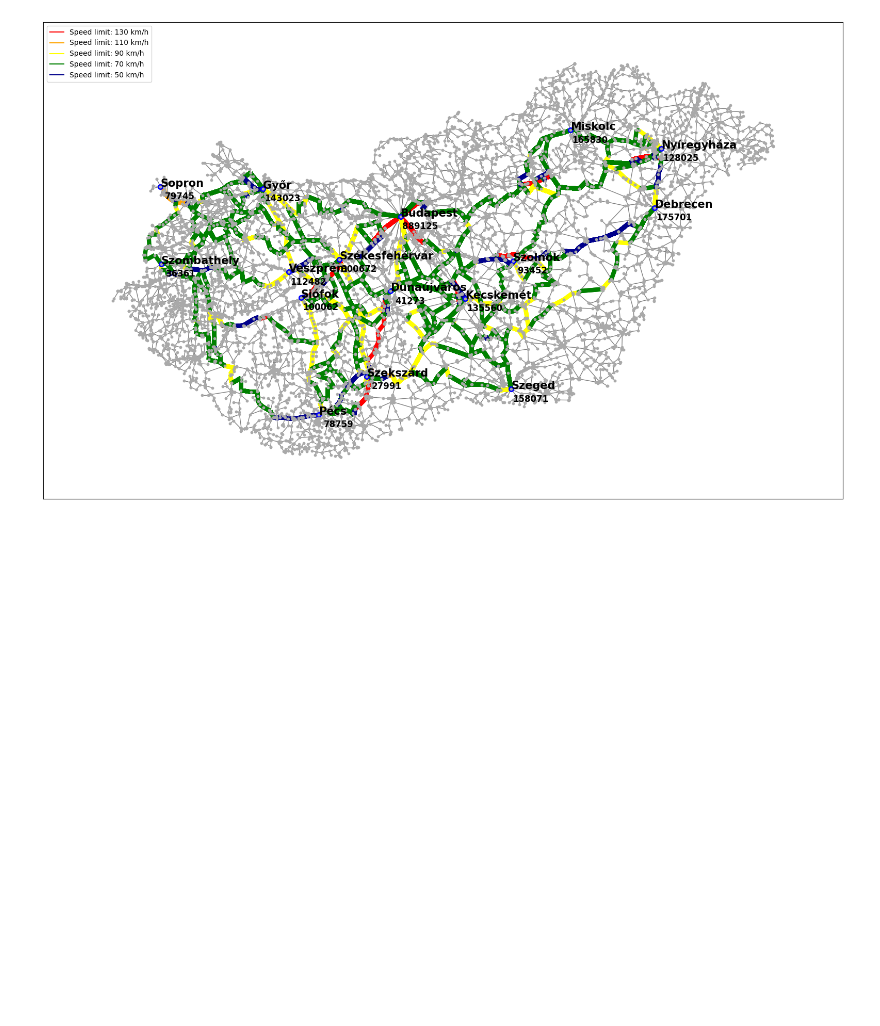
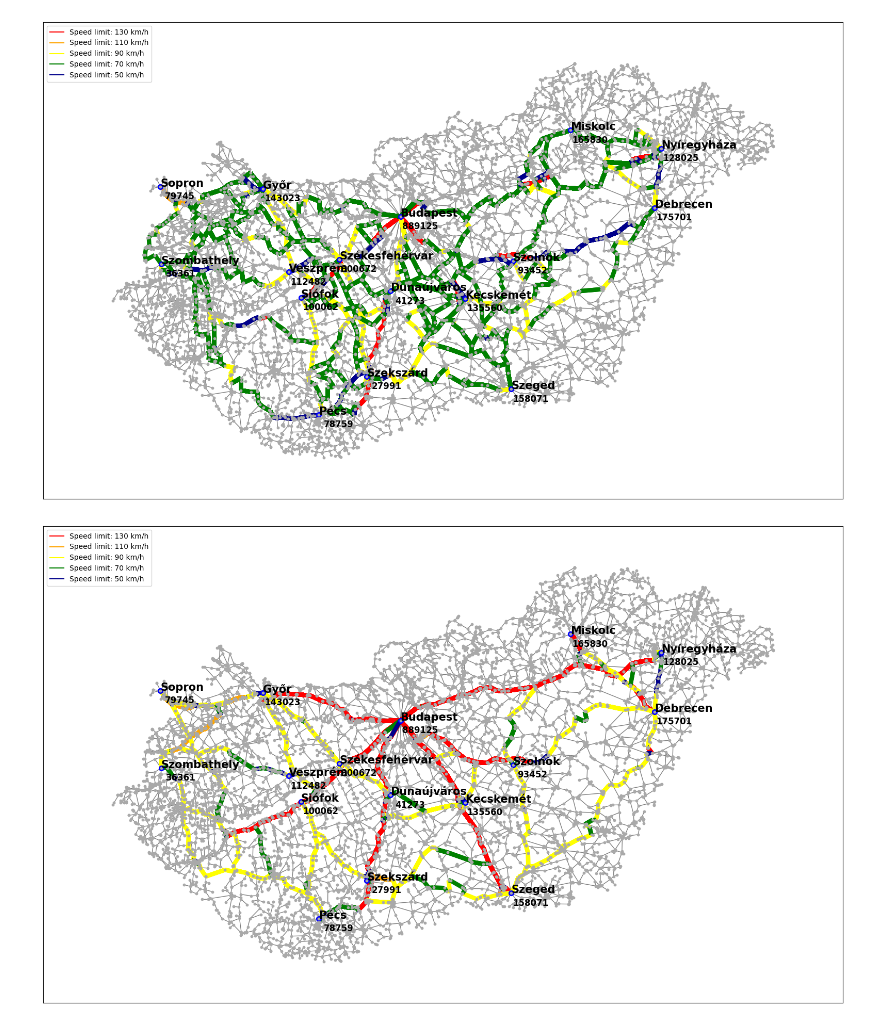
Before and after one commit to me9hanics/origin-destination-matrix-from-traffic, a Jupyter notebook: models.ipynb, the cells around one changed output. Saved outputs shown, nothing was run; the diff lists cells and outputs as text; code cells hidden in the pictures; blank space fills up the shorter version.

Commit message:
add shortest time analysis

```diff
--- a/models.ipynb
+++ b/models.ipynb
@@ -285,3 +358,55 @@ plt.legend(handles=line_objects, loc='upper left')
 plt.show()
 # %% [output]
 [figure]
+# %%
+import matplotlib.cm
+import matplotlib.colors
+import matplotlib.lines as mlines
+
+color_map = matplotlib.colormaps.get_cmap('prism')
+components = nx.connected_components(G)
+
+plt.figure(figsize=(20, 12))
+
+#Nodes
+pos = {node: (attrs['x'], attrs['y']) for node, attrs in G.nodes(data=True)}
+nx.draw_networkx(G, pos=pos, node_color='darkgrey', with_labels=False, edge_color='gray', node_size=10,)
+
+#Coloring edges by speed
+edges_by_color = {'red': [], 'orange': [], 'yellow': [], 'green': [], 'darkblue': []}
+colors_speeds = {'red': 130, 'orange': 110, 'yellow': 90, 'green': 70, 'darkblue': 50}
+for nodes, paths in extra['shortest_paths_dict'].items():
+    for path in paths:
+        edges = list(zip(path[:-1], path[1:]))  # Create a list of edges from the path
+        for edge in edges:
+            speed = G.get_edge_data(*edge)['speed']
+            if speed == 130:
+                color = 'red'
+            elif speed == 110:
+                color = 'orange'
+            elif speed == 90:
+                color = 'yellow'
+            elif speed == 70:
+                color = 'green'
+            else:
+                color = 'darkblue'
+            edges_by_color[color].append(edge)
+
+line_objects = [] #Save for the legend
+for color, edges in edges_by_color.items():
+    if edges:
+        nx.draw_networkx_edges(G, pos, edgelist=edges, edge_color=color, width=6)
+        line_objects.append(mlines.Line2D([], [], color=color, markersize=15, label=f'Speed limit: {colors_speeds[color]} km/h'))
+
+#Location text
+for node, attrs in G.nodes(data=True):
+    if not attrs.get('ignore', True):
+        edge_weight_sum = sum(data['weight'] for _, _, data in G.edges(node, data=True))
+        plt.scatter(attrs['x'], attrs['y'], c='blue', s=50)
+        plt.text(attrs['x'], attrs['y'], attrs['location_name'], fontsize=15,  weight='bold')
+        plt.text(attrs['x']+15000, attrs['y'] - 10000, f'{edge_weight_sum}', fontsize=12, ha='center',  weight='bold')
+
+plt.legend(handles=line_objects, loc='upper left')
+plt.show()
+# %% [output]
+[figure, added]
```
Also changed, not shown: parts of 4 cells of this notebook.
